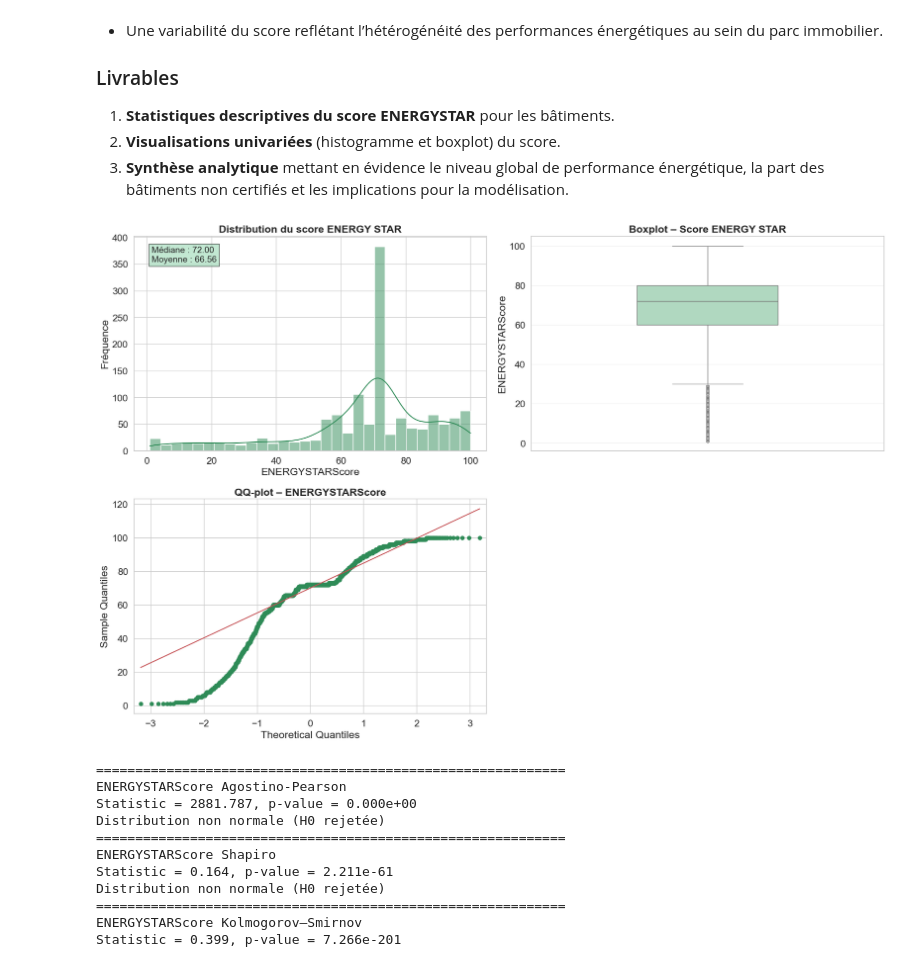
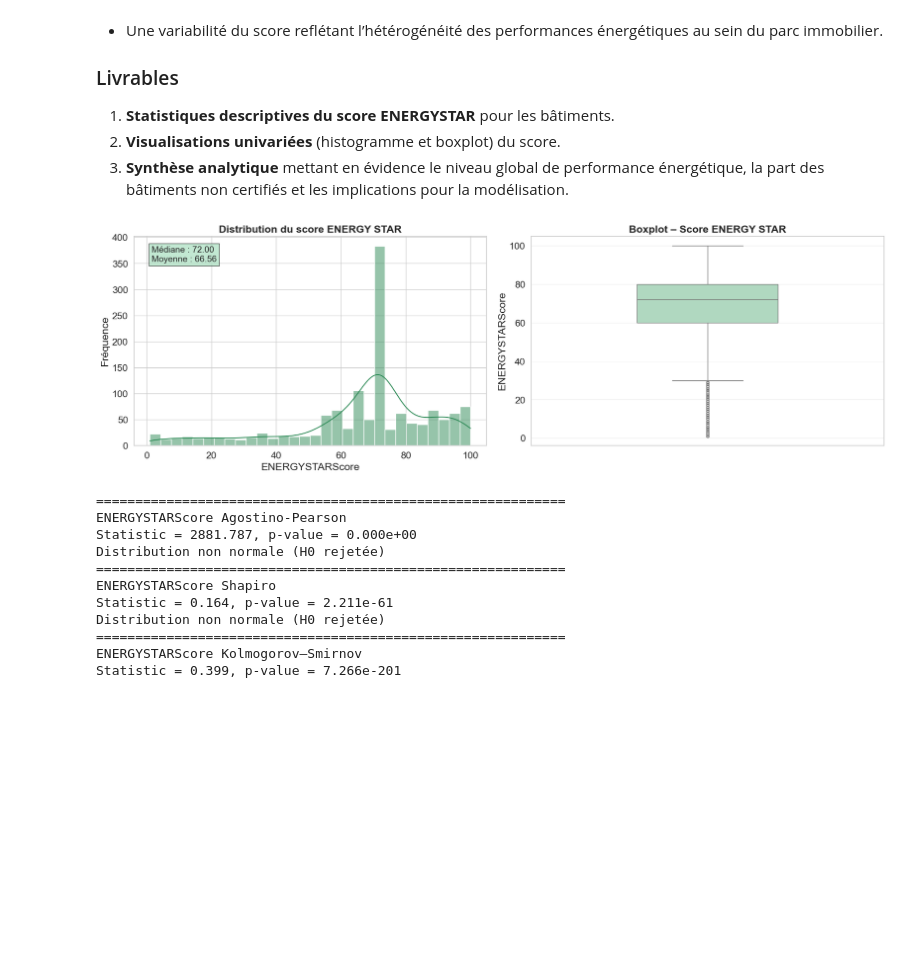
Before and after one commit to Ben10-som/ML-prediction-CO2, a Jupyter notebook: notebooks/02_Analyse_univariee.ipynb, the cells around one changed output. Cells and saved outputs as stored; diff of their text form; code cells hidden in the pictures; blank space fills up the shorter version.

```diff
--- a/notebooks/02_Analyse_univariee.ipynb
+++ b/notebooks/02_Analyse_univariee.ipynb
@@ -1221,70 +1221,56 @@ main_color = "#2E8B57"   # SeaGreen
 box_color  = "#A9DFBF"   # Light green
 
 sns.set(
-    rc={'figure.figsize': (18, 12)},
+    rc={'figure.figsize': (18, 6)},
     font_scale=1.4,
     style="whitegrid"
 )
 
-fig, axes = plt.subplots(2, 2)
+# 1 ligne, 2 colonnes
+fig, axes = plt.subplots(1, 2)
 
-# Histogramme (haut gauche)
+# Histogramme
 
 sns.histplot(
     df_raw,
     x='ENERGYSTARScore',
     kde=True,
     bins=30,
     color=main_color,
-    ax=axes[0, 0]
+    ax=axes[0]
 )
 
-axes[0, 0].text(
+axes[0].text(
     0.05, 0.88,
     f"Médiane : {df_raw['ENERGYSTARScore'].median():.2f}\n"
     f"Moyenne : {df_raw['ENERGYSTARScore'].mean():.2f}",
-    transform=axes[0, 0].transAxes,
+    transform=axes[0].transAxes,
     fontsize=14,
     bbox=dict(facecolor=box_color, alpha=0.7, edgecolor='black')
 )
 
-axes[0, 0].set_title("Distribution du score ENERGY STAR", fontweight='bold')
-axes[0, 0].set_xlabel("ENERGYSTARScore")
-axes[0, 0].set_ylabel("Fréquence")
+axes[0].set_title("Distribution du score ENERGY STAR", fontweight='bold')
+axes[0].set_xlabel("ENERGYSTARScore")
+axes[0].set_ylabel("Fréquence")
 
-# Boxplot (haut droite)
+# Boxplot
 
 sns.boxplot(
     y=df_raw['ENERGYSTARScore'],
-    ax=axes[0, 1],
+    ax=axes[1],
     color=box_color,
     width=0.4,
     fliersize=4
 )
 
-axes[0, 1].set_title("Boxplot – Score ENERGY STAR", fontweight='bold')
-axes[0, 1].set_ylabel("ENERGYSTARScore")
-axes[0, 1].grid(axis='y', alpha=0.3)
-
-# QQ-plot (bas gauche)
-
-sm.qqplot(
-    df_raw['ENERGYSTARScore'].dropna(),
-    line='q',
-    ax=axes[1, 0],
-    markerfacecolor=main_color,
-    markeredgecolor=main_color
-)
-
-axes[1, 0].set_title("QQ-plot – ENERGYSTARScore", fontweight='bold')
-
-
-axes[1, 1].axis("off")
+axes[1].set_title("Boxplot – Score ENERGY STAR", fontweight='bold')
+axes[1].set_ylabel("ENERGYSTARScore")
+axes[1].grid(axis='y', alpha=0.3)
 
 plt.tight_layout()
 plt.show()
 # %% [output]
-[figure, old version]
+[figure, new version]
 # %%
 # Tests de normalité sur la variable ENERGYSTARScore
 
```
